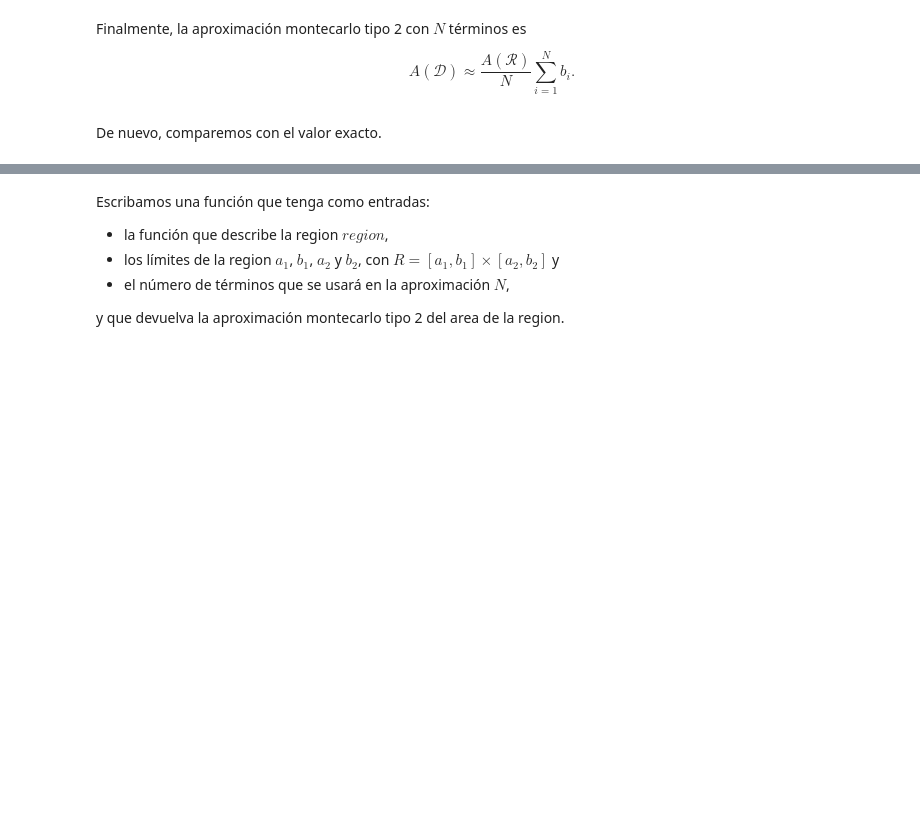
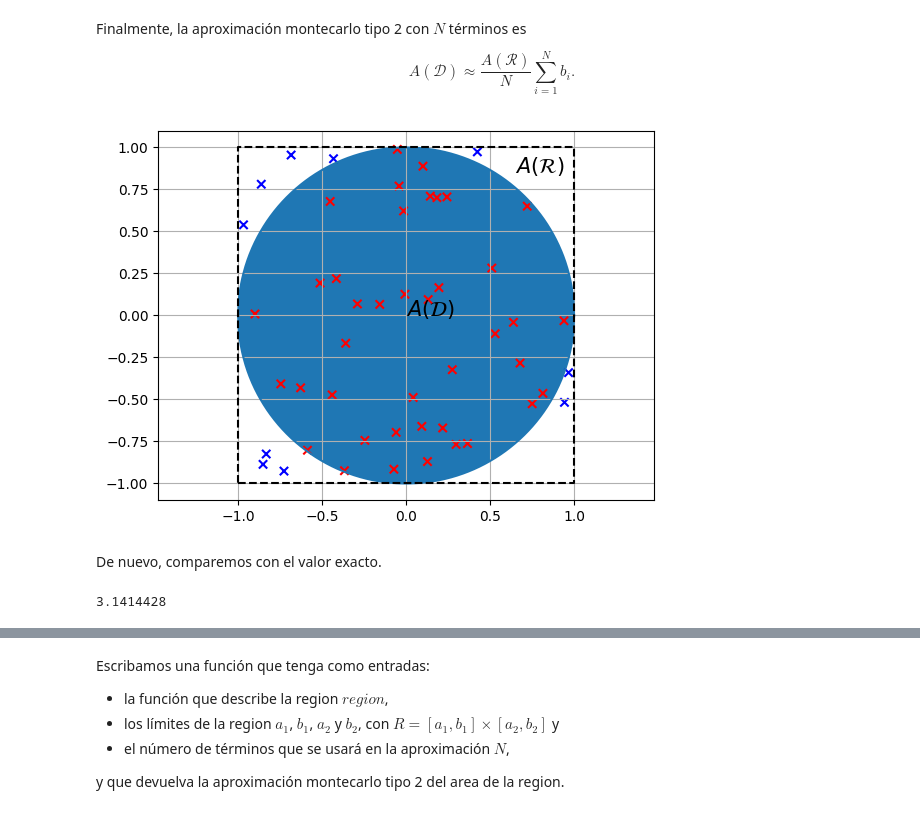
Before and after one commit to ArellanoMCarlos/SimMat_V2024, a Jupyter notebook: Montecarlo/IntegracionMontecarlo.ipynb, the cells around one changed output, grey strips where cells are left out. Cells and saved outputs as stored; diff of their text form; code cells hidden in the pictures; blank space fills up the shorter version.

```diff
--- a/Montecarlo/IntegracionMontecarlo.ipynb
+++ b/Montecarlo/IntegracionMontecarlo.ipynb
@@ -338,5 +339,27 @@ son realizaciones de la variable aleatoria $B$, que a su vez es producto de las
 Finalmente, la aproximación montecarlo tipo 2 con $N$ términos es
 
 $$A(\mathcal{D})\approx \frac{A(\mathcal{R})}{N}\sum_{i=1}^{N}b_i.$$
+# %%
+def berCirculo(x,y):
+  return x**2+y**2<=1
+# %%
+x=np.linspace(-1,1,500)
+y1=np.sqrt(1-x**2)
+y2=-np.sqrt(1-x**2)
+
+plt.plot(x,y1,x,y2,'C0')
+plt.fill_between(x,y1,y2)
+plt.text(0,0,'$A(\mathcal{D})$',fontsize=15)
+plt.text(0.65,0.85,'$A(\mathcal{R})$',fontsize=15)
+plt.plot([-1,1,1,-1,-1],[-1,-1,1,1,-1],'--k')
+plt.axis('equal')
+
+ux=np.random.uniform(-1,1,50)
+uy=np.random.uniform(-1,1,50)
+plt.scatter(ux,uy,c=berCirculo(ux,uy),cmap='bwr',marker='x')
+
+plt.grid()
+# %% [output]
+[figure, added]
 # %% [markdown]
 De nuevo, comparemos con el valor exacto.
@@ -342,0 +373,4 @@ De nuevo, comparemos con el valor exacto.
+# %%
+integracion2(berCirculo,(-1,1),(-1,1),10**8) # Esto se debe aproximar a pi
+# %% [output]
+3.1414428
```
Also changed, not shown: parts of 17 cells of this notebook.
